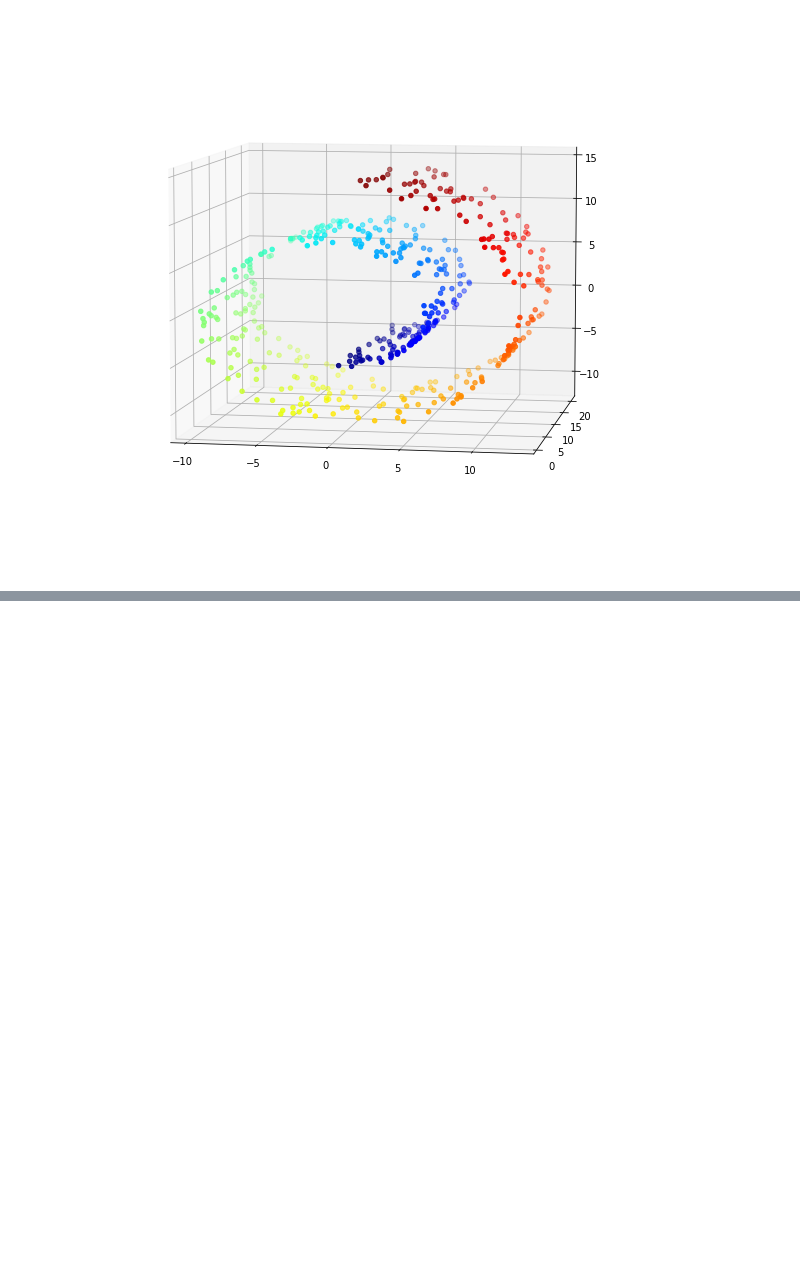
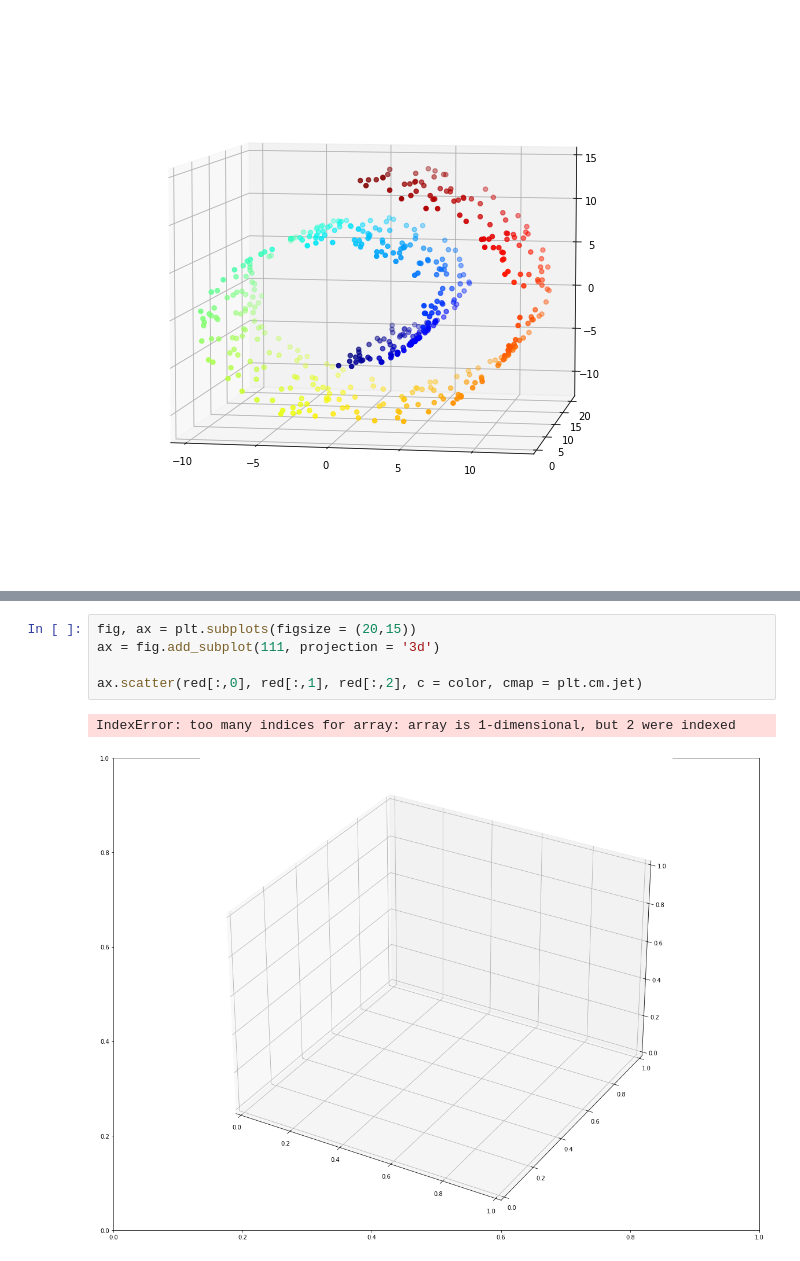
Before and after one commit to dslisleedh/from_scratch, a Jupyter notebook: dimension reduction/UniformManifoldApproximationandProjection.ipynb, the cells around one changed output, grey strips where cells are left out. Drawn from its saved outputs; the diff is of its cells as text; blank space fills up the shorter version.

```diff
--- a/dimension reduction/UniformManifoldApproximationandProjection.ipynb
+++ b/dimension reduction/UniformManifoldApproximationandProjection.ipynb
@@ -105,0 +112,8 @@ def CE_gradient(P, Y):
+# %%
+fig, ax = plt.subplots(figsize = (20,15))
+ax = fig.add_subplot(111, projection = '3d')
+
+ax.scatter(red[:,0], red[:,1], red[:,2], c = color, cmap = plt.cm.jet)
+# %% [output]
+IndexError: too many indices for array: array is 1-dimensional, but 2 were indexed
+[figure, added]
```
Also changed, not shown: parts of 8 cells of this notebook, 1 other file.
